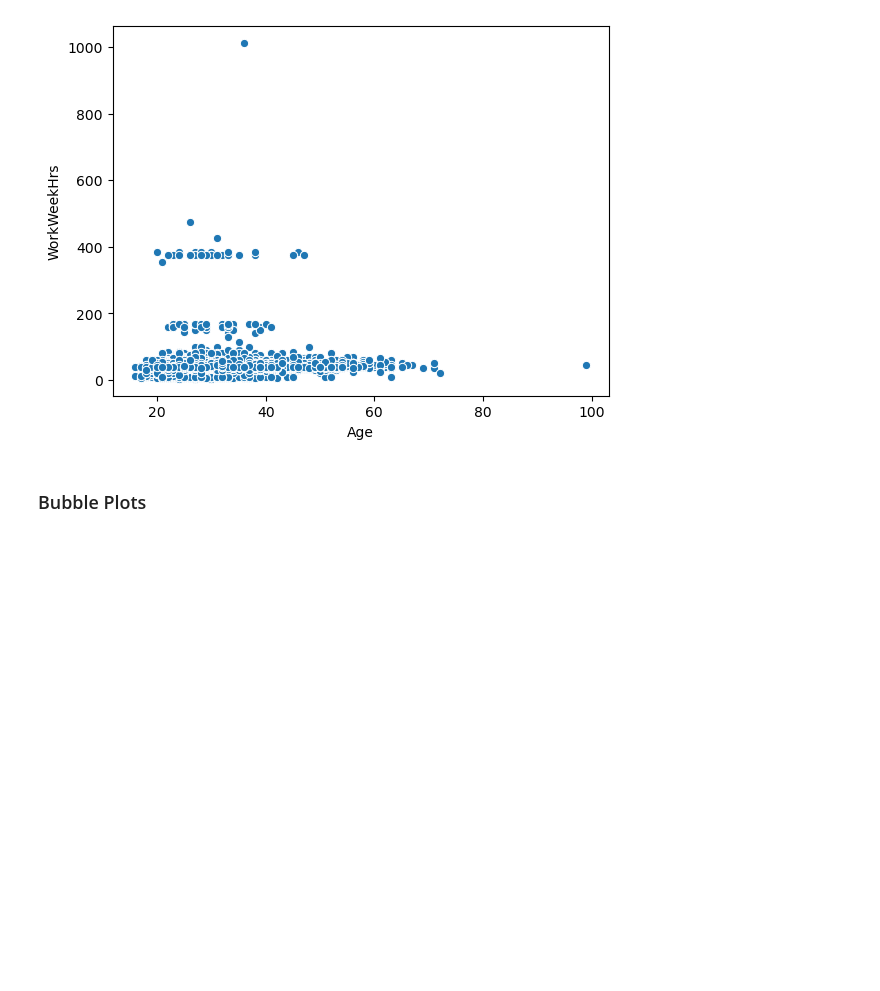
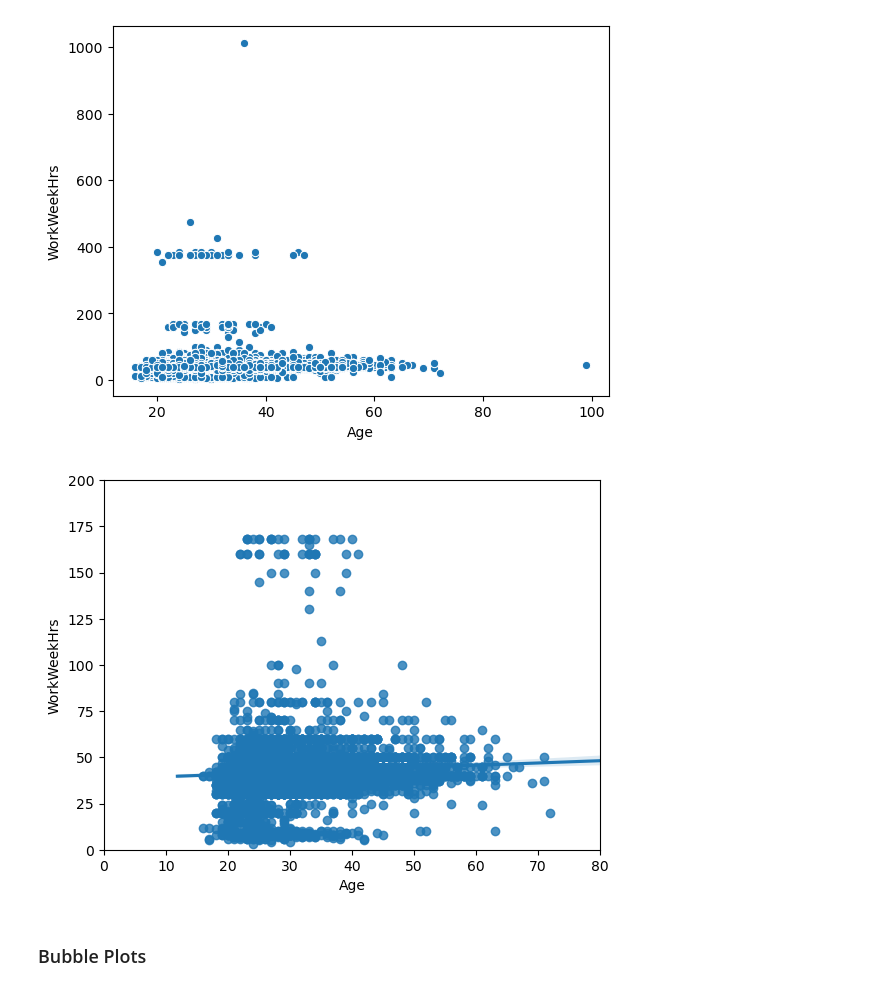
Before and after one commit to aliaformo/data-visualization-lab, a Jupyter notebook: M4DataVisualization-lab.ipynb, the cells around one changed output. Drawn from its saved outputs; the diff is of its cells as text; code cells hidden in the pictures; blank space fills up the shorter version.

```diff
--- a/M4DataVisualization-lab.ipynb
+++ b/M4DataVisualization-lab.ipynb
@@ -211,6 +225,23 @@ df = pd.read_sql_query(QUERY,conn)
 plot = sns.scatterplot(x='Age', y='WorkWeekHrs', data=df)
 # %% [output]
 [figure]
+# %%
+# your code goes here
+QUERY = """
+SELECT Age, WorkWeekHrs
+FROM master
+"""
+df = pd.read_sql_query(QUERY,conn)
+df.head()
+
+# Age as potential predictor variable of WorkWeekHrs
+sns.regplot(x="Age", y="WorkWeekHrs", data=df)
+plt.ylim(0,200)
+plt.xlim(0,80)
+
+plt.show()
+# %% [output]
+[figure, added]
 # %% [markdown]
 ### Bubble Plots
 # %% [markdown]
```
Also changed, not shown: parts of 6 cells of this notebook.
